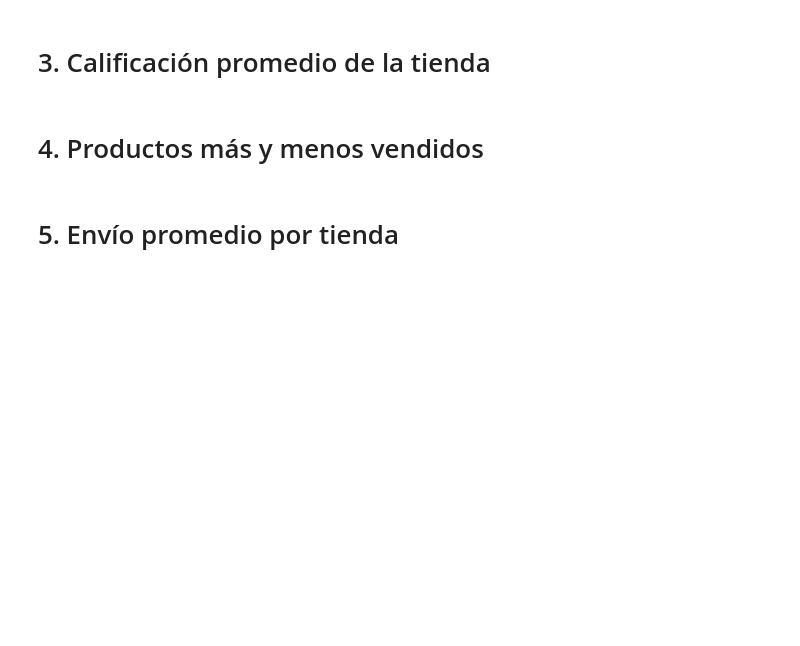
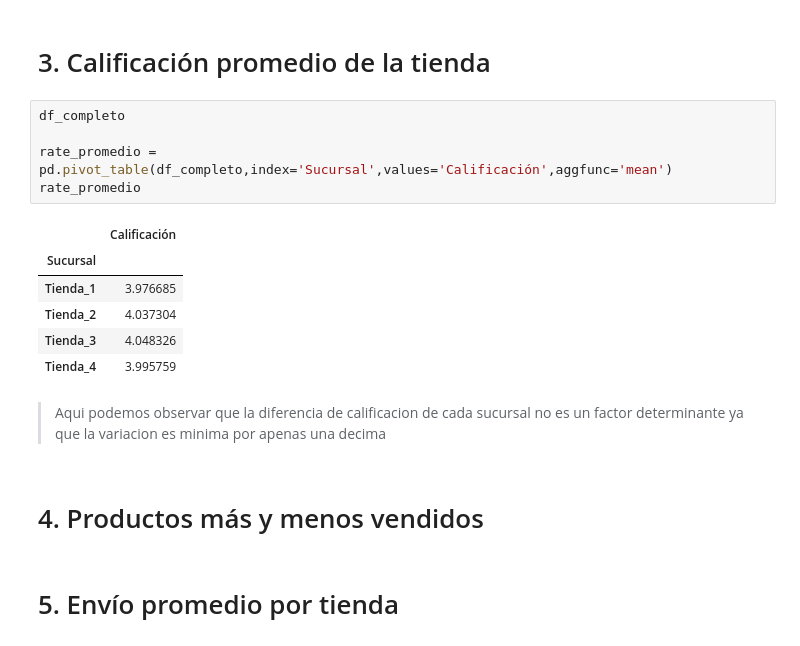
Before and after one commit to Fersh5/alura_store, a Jupyter notebook: AluraStoreLatam.ipynb, the cells around one changed output. Saved outputs shown, nothing was run; the diff lists cells and outputs as text; blank space fills up the shorter version.

```diff
--- a/AluraStoreLatam.ipynb
+++ b/AluraStoreLatam.ipynb
@@ -143,5 +163,19 @@ Muebles                  192528900.0]
 # %% [markdown]
 # 3. Calificación promedio de la tienda
+# %%
+df_completo
+
+rate_promedio = pd.pivot_table(df_completo,index='Sucursal',values='Calificación',aggfunc='mean')
+rate_promedio
+# %% [output]
+|  | Calificación |
+| Sucursal |  |
+| Tienda_1 | 3.976685 |
+| Tienda_2 | 4.037304 |
+| Tienda_3 | 4.048326 |
+| Tienda_4 | 3.995759 |
+# %% [markdown]
+>Aqui podemos observar que la diferencia de calificacion de cada sucursal no es un factor determinante ya que la variacion es minima por apenas una decima
 # %% [markdown]
 # 4. Productos más y menos vendidos
 # %% [markdown]
```
Also changed, not shown: parts of 6 cells of this notebook.
